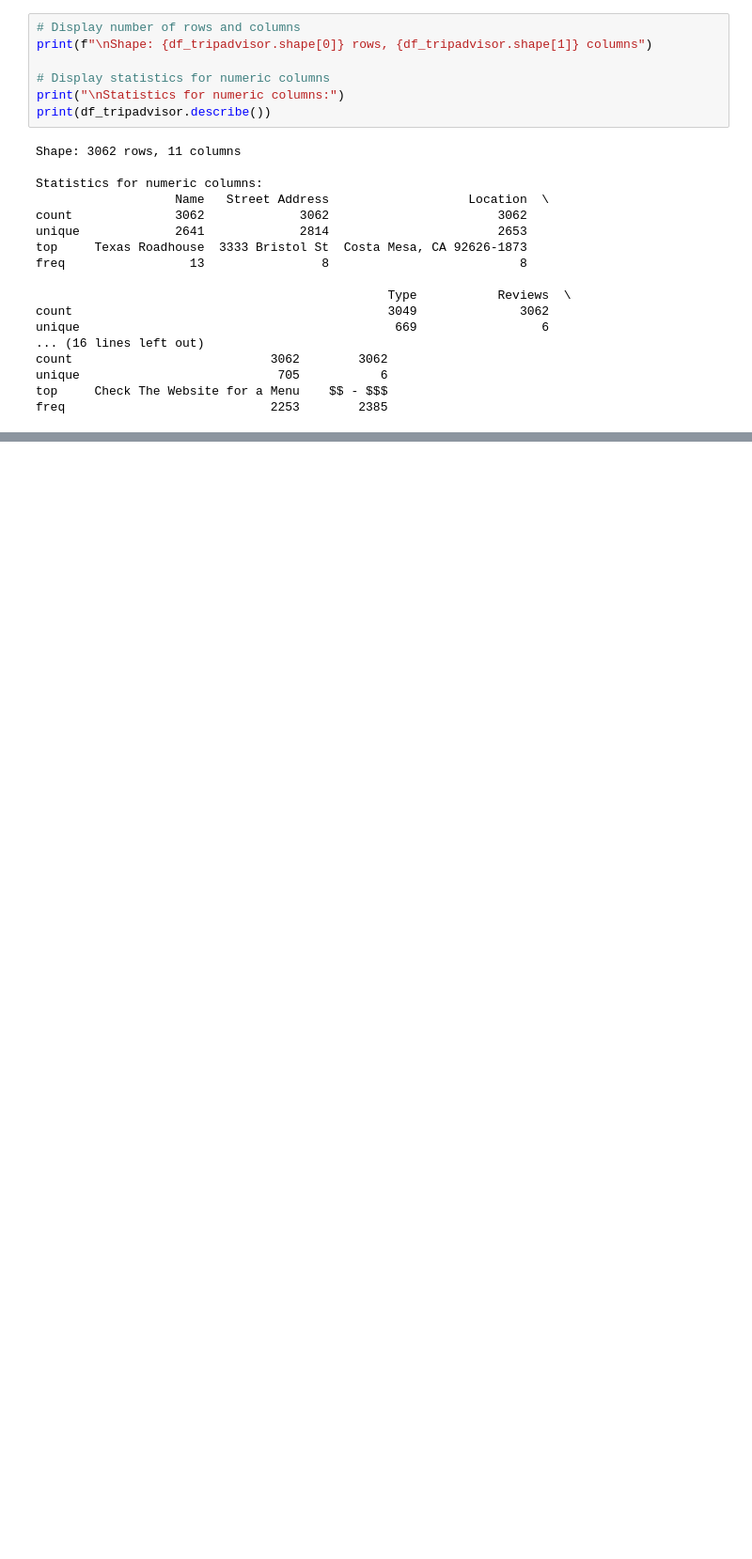
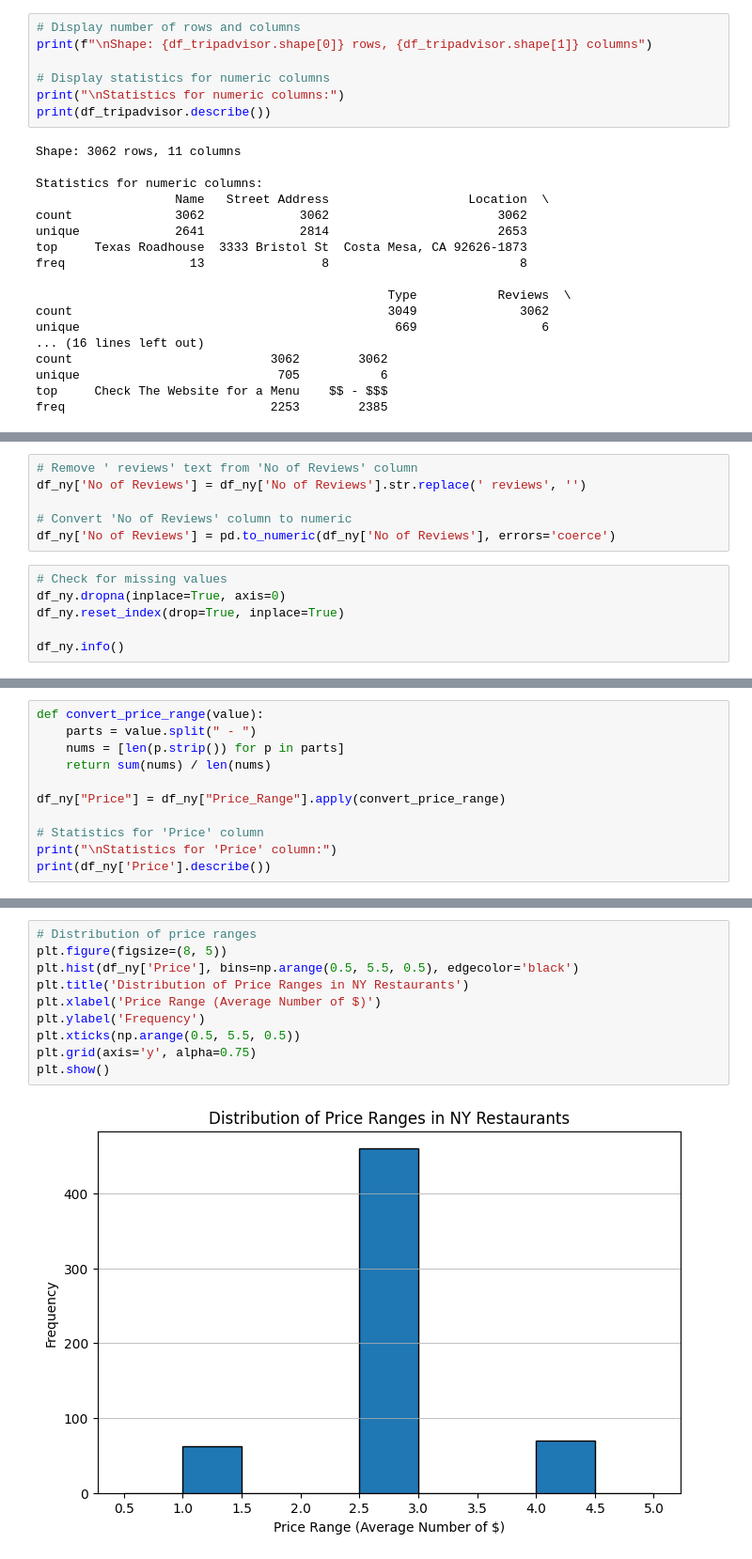
Before and after one commit to triwatana/nyctastematch-restaurant-recommender, a Jupyter notebook: data_cleaning/tripadvisor-restaurant-eda.ipynb, the cells around one changed output, grey strips where cells are left out. Shown at 94% size. Cells and saved outputs as stored; diff of their text form; blank space fills up the shorter version.

```diff
--- a/data_cleaning/tripadvisor-restaurant-eda.ipynb
+++ b/data_cleaning/tripadvisor-restaurant-eda.ipynb
@@ -62,0 +103,12 @@ print(df_ny.head(10))
+# %%
+# Remove ' reviews' text from 'No of Reviews' column
+df_ny['No of Reviews'] = df_ny['No of Reviews'].str.replace(' reviews', '')
+
+# Convert 'No of Reviews' column to numeric
+df_ny['No of Reviews'] = pd.to_numeric(df_ny['No of Reviews'], errors='coerce')
+# %%
+# Check for missing values
+df_ny.dropna(inplace=True, axis=0)
+df_ny.reset_index(drop=True, inplace=True)
+
+df_ny.info()
@@ -62,0 +132,11 @@ print(df_ny.head(10))
+# %%
+def convert_price_range(value):
+    parts = value.split(" - ")
+    nums = [len(p.strip()) for p in parts]
+    return sum(nums) / len(nums)
+
+df_ny["Price"] = df_ny["Price_Range"].apply(convert_price_range)
+
+# Statistics for 'Price' column
+print("\nStatistics for 'Price' column:")
+print(df_ny['Price'].describe())
@@ -62,0 +154,12 @@ print(df_ny.head(10))
+# %%
+# Distribution of price ranges
+plt.figure(figsize=(8, 5))
+plt.hist(df_ny['Price'], bins=np.arange(0.5, 5.5, 0.5), edgecolor='black')
+plt.title('Distribution of Price Ranges in NY Restaurants')
+plt.xlabel('Price Range (Average Number of $)')
+plt.ylabel('Frequency')
+plt.xticks(np.arange(0.5, 5.5, 0.5))
+plt.grid(axis='y', alpha=0.75)
+plt.show()
+# %% [output]
+[figure, added]
```
Also changed, not shown: parts of 9 cells of this notebook, 1 other file.
